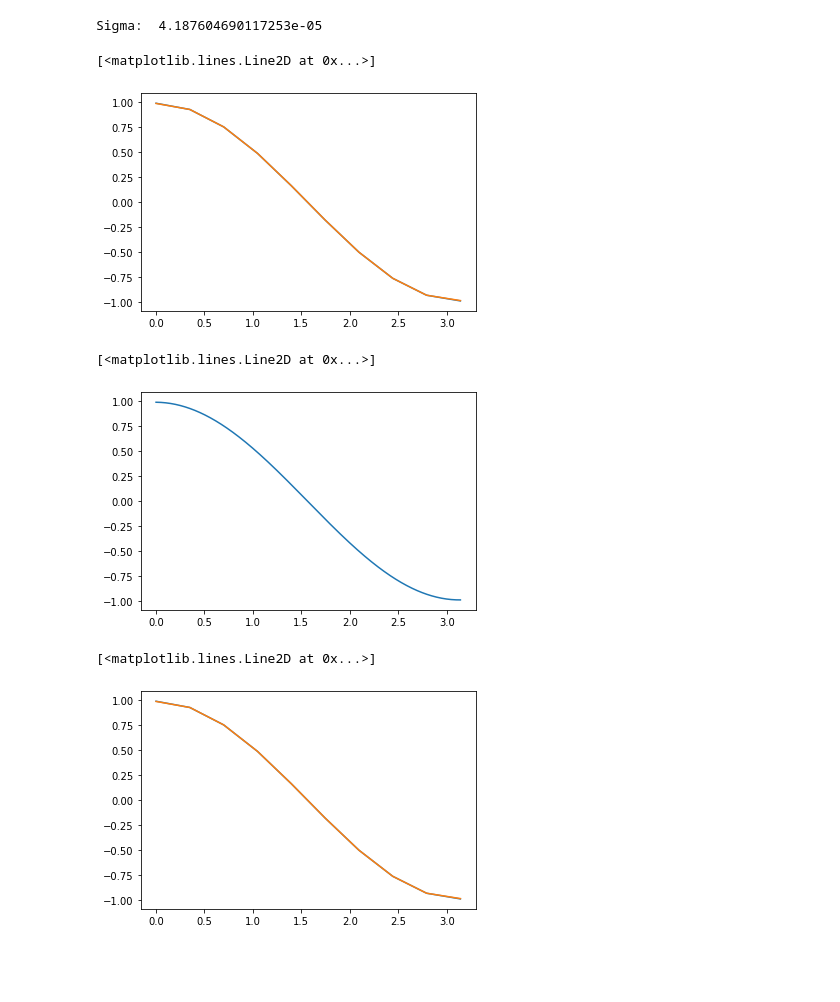
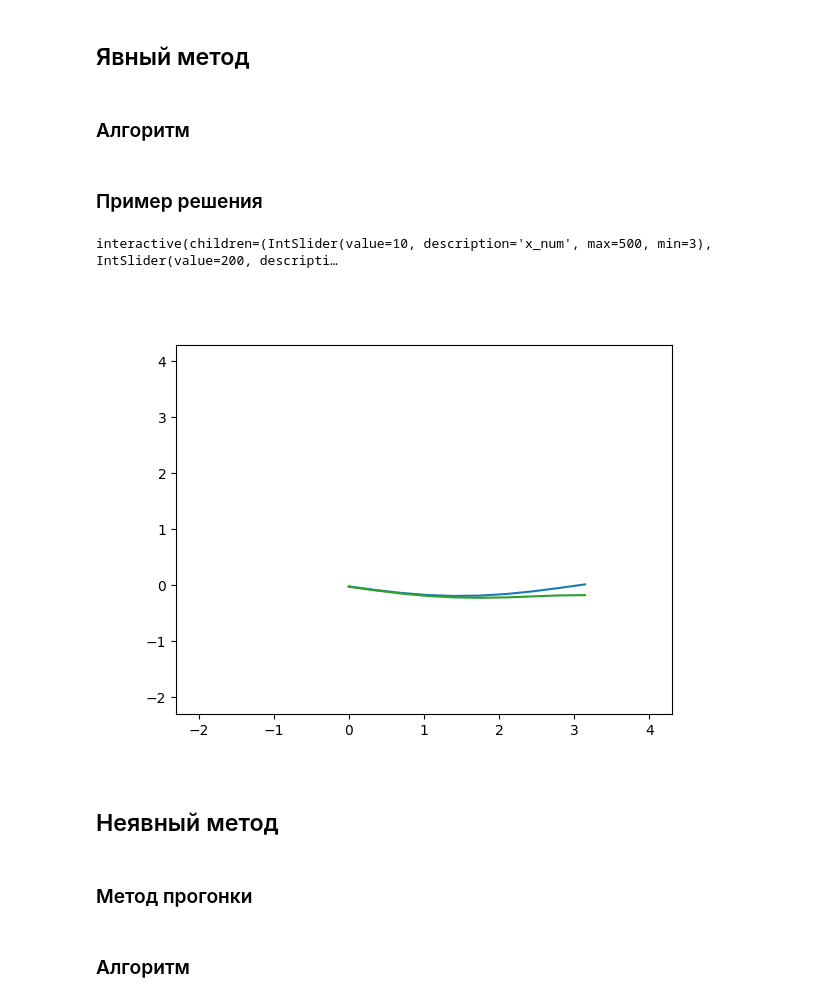
Before and after one commit to AppCrashExpress/num-methods-boogaloo, a Jupyter notebook: lab1/lab1.ipynb, the cells around one changed output. Cells and saved outputs as stored; diff of their text form; code cells hidden in the pictures; blank space fills up the shorter version.

Commit message:
Add interaction to first lab

```diff
--- a/lab1/lab1.ipynb
+++ b/lab1/lab1.ipynb
@@ -83,6 +24,41 @@ get_right_bound = lambda t : np.exp(-a*t) * (np.cos(b*t) + np.sin(b*t))
 get_initial_values = lambda x : np.cos(x)
 
 analit_function = lambda x, t : np.exp(-a*t) * np.cos(x + b*t)
+# %%
+%matplotlib widget
+
+def generate_interaction(function, figure, axis, time_stop, *, w=None):
+    x_num_slider = widgets.IntSlider(min=3, max=500, step=1, value=10)
+    t_num_slider = widgets.IntSlider(min=3, max=500, step=1, value=200)
+    curr_t_slider = widgets.IntSlider(min=3, max=t_num_slider.value, step=1, value=t_num_slider.value)
+
+    # dummy lines
+    analyt_line = axis.plot(-2, -2, 4, 4)
+    grid_line   = axis.plot(-2, -2, 4, 4)
+
+    @widgets.interact(x_num=x_num_slider, t_num=t_num_slider, curr_t=curr_t_slider)
+    def f(x_num, t_num, curr_t):
+        curr_t_slider.max = t_num
+        if curr_t > t_num:
+            curr_t = t_num
+
+        time_step = time_stop / (t_num - 1)
+        grid = function(space_stop=l, space_num=x_num,
+                        time_stop=time_stop, time_num=t_num, approx_type='2o3p')
+
+        points = np.linspace(0.0, l, x_num)
+        analyt_solution = analit_function(points, (curr_t-1) * time_step)
+        grid_solution   = grid[curr_t-1]
+
+        error = np.mean( np.square(analyt_solution - grid_solution) )
+        print(f"MSError: {error:.10f}")
+
+        analyt_line[0].set_data(points, analyt_solution)
+        grid_line[0].set_data(points, grid_solution)
+# %% [markdown]
+## Явный метод
+# %% [markdown]
+### Алгоритм
 # %%
 def solve_explicit(*, space_start=0.0, space_stop=1.0, space_num=200,
                       time_start=0.0,  time_stop=1.0,  time_num=200,
@@ -90,7 +66,10 @@ def solve_explicit(*, space_start=0.0, space_stop=1.0, space_num=200,
     space_step = (space_stop - space_start) / (space_num - 1)
     time_step = (time_stop - time_start) / (time_num - 1)
 
-    print('Sigma: ', a * time_step / (space_step/space_step))
+    sigma = a * time_step / (space_step*space_step)
+    print('Sigma: ', sigma)
+    if sigma >= 0.5:
+        warnings.warn("Sigma reached 0.5, solution is unstable")
 
     grid = np.zeros((time_num, space_num))
     grid[0, :] = get_initial_values( np.linspace(space_start, space_stop, space_num) )
@@ -119,23 +98,21 @@ def solve_explicit(*, space_start=0.0, space_stop=1.0, space_num=200,
             grid[t+1, -1] = (space_step/time_step * grid[t, -1] - get_right_bound((t+1) * time_step) * (2*a*a + b*space_step)/gamma + 2*a*a/space_step * grid[t+1, -2]) / (2*a*a/space_step + space_step/time_step + delta/gamma * (2*a*a + b*space_step))
 
     return grid
-# %%
-grid = solve_explicit(space_start=0.0, space_stop=l, space_num=10, time_num=200, approx_type='2o3p')
-# %% [output]
-Sigma:  4.187604690117253e-05
+# %% [markdown]
+### Пример решения
 # %%
-points = np.linspace(0.0, l, 10)
-plt.plot(points, analit_function(points, 1))
-plt.plot(points, grid[-1])
+time_stop = 200.0
+fig = plt.figure()
+ax  = fig.add_subplot(1, 1, 1)
+
+generate_interaction(solve_explicit, fig, ax, time_stop)
 # %% [output]
-[<matplotlib.lines.Line2D at 0x...>]
+interactive(children=(IntSlider(value=10, description='x_num', max=500, min=3), IntSlider(value=200, descripti…
-[figure, old version]
+[figure, new version]
-# %%
-points = np.linspace(0.0, l, 500)
-plt.plot(points, analit_function(points, 1))
-# %% [output]
-[<matplotlib.lines.Line2D at 0x...>]
-[figure, removed]
+# %% [markdown]
+## Неявный метод
+# %% [markdown]
+### Метод прогонки
 # %%
 def solve_tridiagonal(lower, mid, upper, constraints):
     a, b, c, d = map(np.array, (lower, mid, upper, constraints, ))
@@ -152,6 +129,8 @@ def solve_tridiagonal(lower, mid, upper, constraints):
         x[i] = (d[i] - c[i] * x[i+1]) / b[i]
 
     return x
+# %% [markdown]
+### Алгоритм
 # %%
 def solve_implicit(*, space_start=0.0, space_stop=1.0, space_num=200,
                       time_start=0.0,  time_stop=1.0,  time_num=200,
@@ -215,7 +191,0 @@ grid = solve_implicit(space_start=0.0, space_stop=l, space_num=10, time_num=200,
-# %%
-points = np.linspace(0.0, l, 10)
-plt.plot(points, analit_function(points, 1))
-plt.plot(points, grid[-1])
-# %% [output]
-[<matplotlib.lines.Line2D at 0x...>]
-[figure, removed]
```
Also changed, not shown: parts of 10 cells of this notebook.
